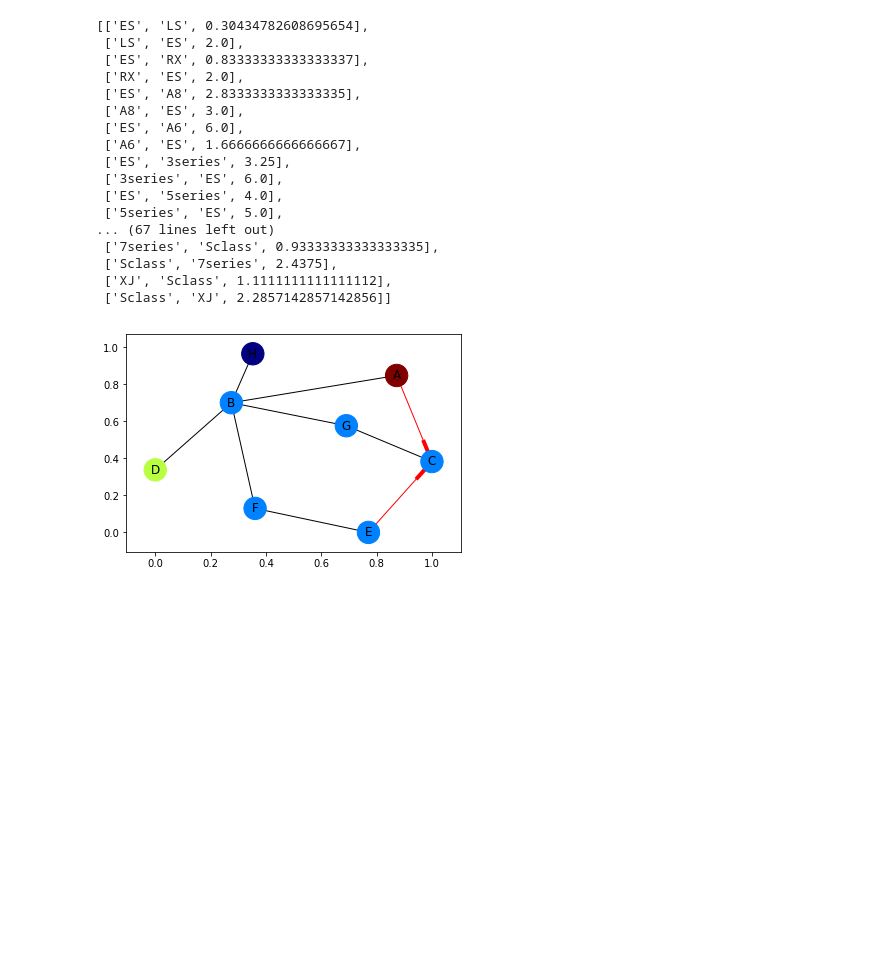
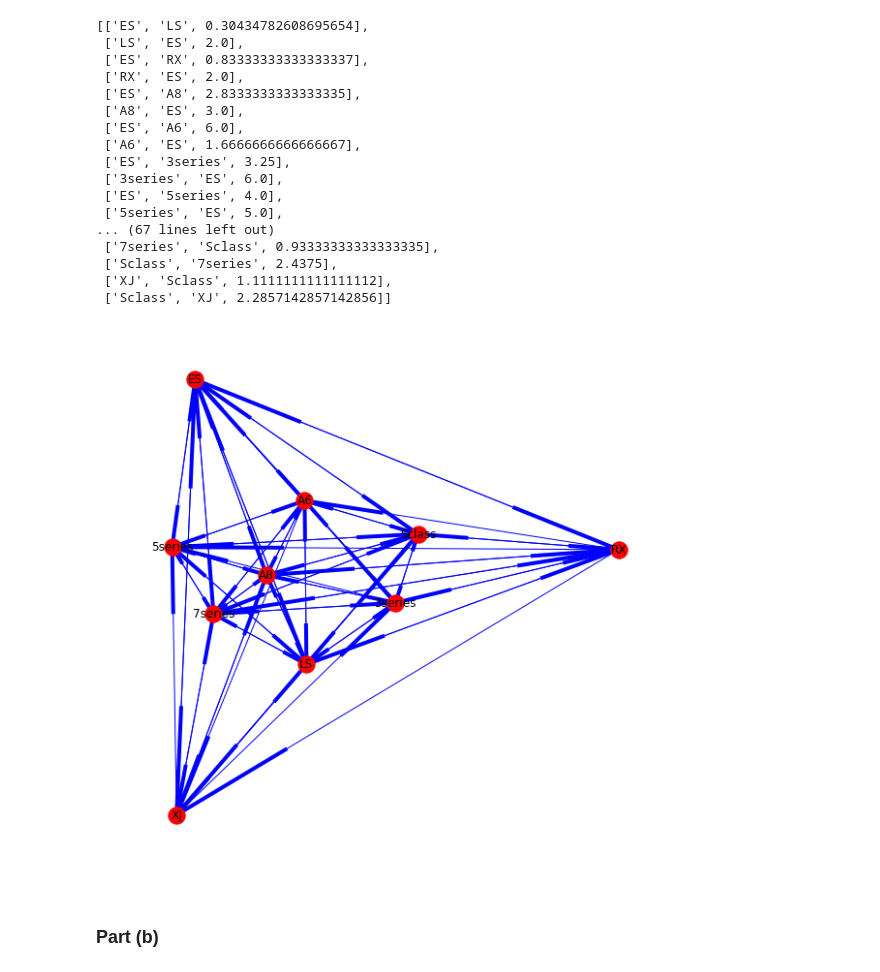
Before and after one commit to timlai09/TextAnalysis, a Jupyter notebook: Assignment3/TextAssignment3-Heard-Lai-Mulcahy-Quijano-Reynolds.ipynb, the cells around one changed output. Drawn from its saved outputs; the diff is of its cells as text; code cells hidden in the pictures; blank space fills up the shorter version.

```diff
--- a/Assignment3/TextAssignment3-Heard-Lai-Mulcahy-Quijano-Reynolds.ipynb
+++ b/Assignment3/TextAssignment3-Heard-Lai-Mulcahy-Quijano-Reynolds.ipynb
@@ -63,32 +64,18 @@ get_edges()
  ['Sclass', '7series', 2.4375],
  ['XJ', 'Sclass', 1.1111111111111112],
  ['Sclass', 'XJ', 2.2857142857142856]]
-# %%
-G = nx.DiGraph()
-G.add_edges_from(
-    [('A', 'B'), ('A', 'C'), ('D', 'B'), ('E', 'C'), ('E', 'F'),
-     ('B', 'H'), ('B', 'G'), ('B', 'F'), ('C', 'G')])
-
-val_map = {'A': 1.0,
-           'D': 0.5714285714285714,
-           'H': 0.0}
-
-values = [val_map.get(node, 0.25) for node in G.nodes()]
-
-# Specify the edges you want here
-red_edges = [('A', 'C'), ('E', 'C')]
-edge_colours = ['black' if not edge in red_edges else 'red'
-                for edge in G.edges()]
-black_edges = [edge for edge in G.edges() if edge not in red_edges]
-
-# Need to create a layout when doing
-# separate calls to draw nodes and edges
-pos = nx.spring_layout(G)
-nx.draw_networkx_nodes(G, pos, cmap=plt.get_cmap('jet'),
-                       node_color = values, node_size = 500)
-nx.draw_networkx_labels(G, pos)
-nx.draw_networkx_edges(G, pos, edgelist=red_edges, edge_color='r', arrows=True)
-nx.draw_networkx_edges(G, pos, edgelist=black_edges, arrows=False)
-plt.show()
-# %% [output]
-[figure, removed]
+# %%
+G = nx.DiGraph()
+G.add_weighted_edges_from(edge_list)
+
+plt.figure(figsize=(10,10))
+pos = nx.spring_layout(G)
+nx.draw_networkx_nodes(G, pos, nodesize=20)
+nx.draw_networkx_labels(G, pos)
+nx.draw_networkx_edges(G, pos, edge_color = 'b', arrows=True)
+plt.axis('off')
+plt.show()
+# %% [output]
+[figure, added]
+# %% [markdown]
+### Part (b)
```
Also changed, not shown: parts of 8 cells of this notebook.
